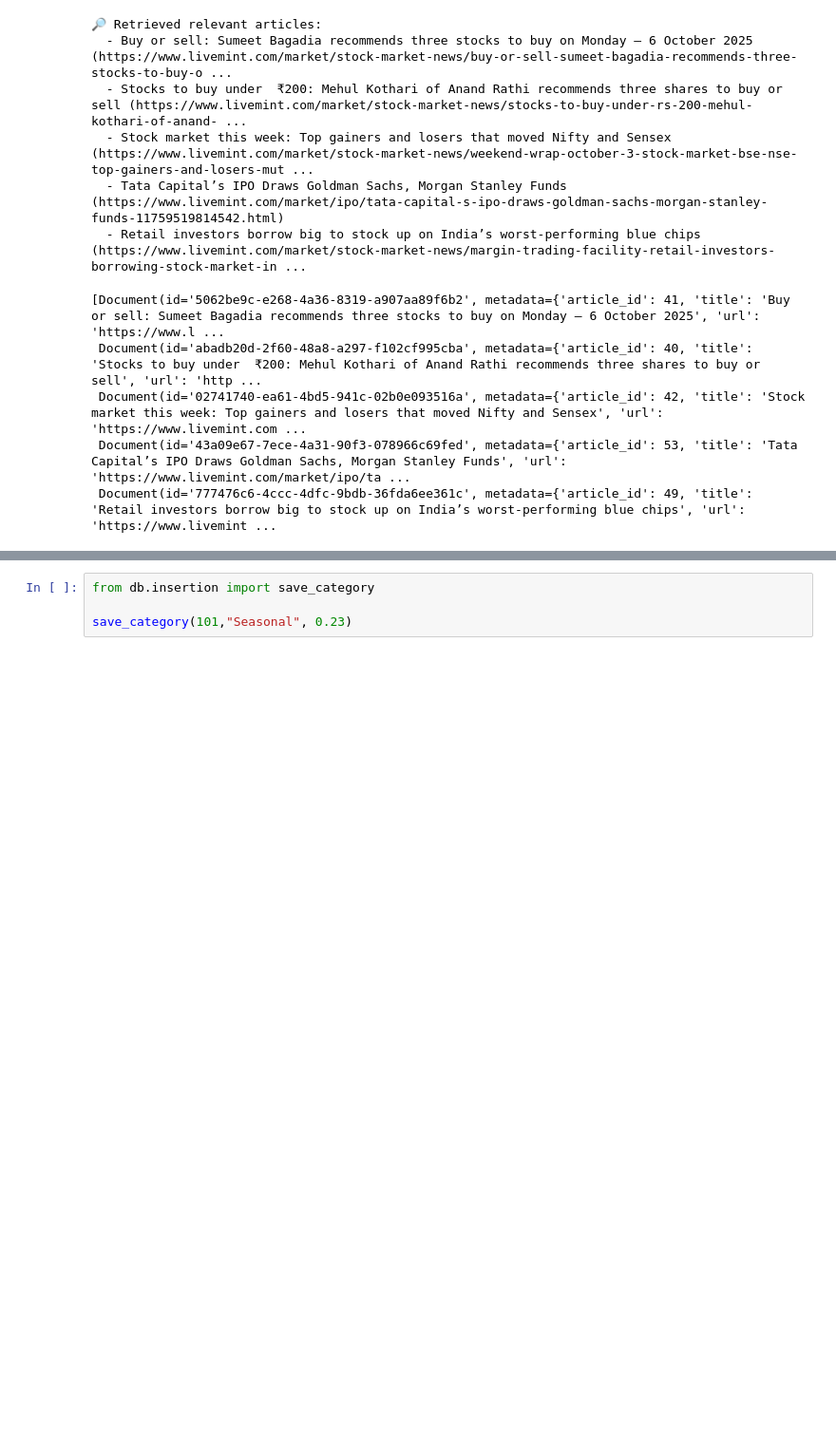
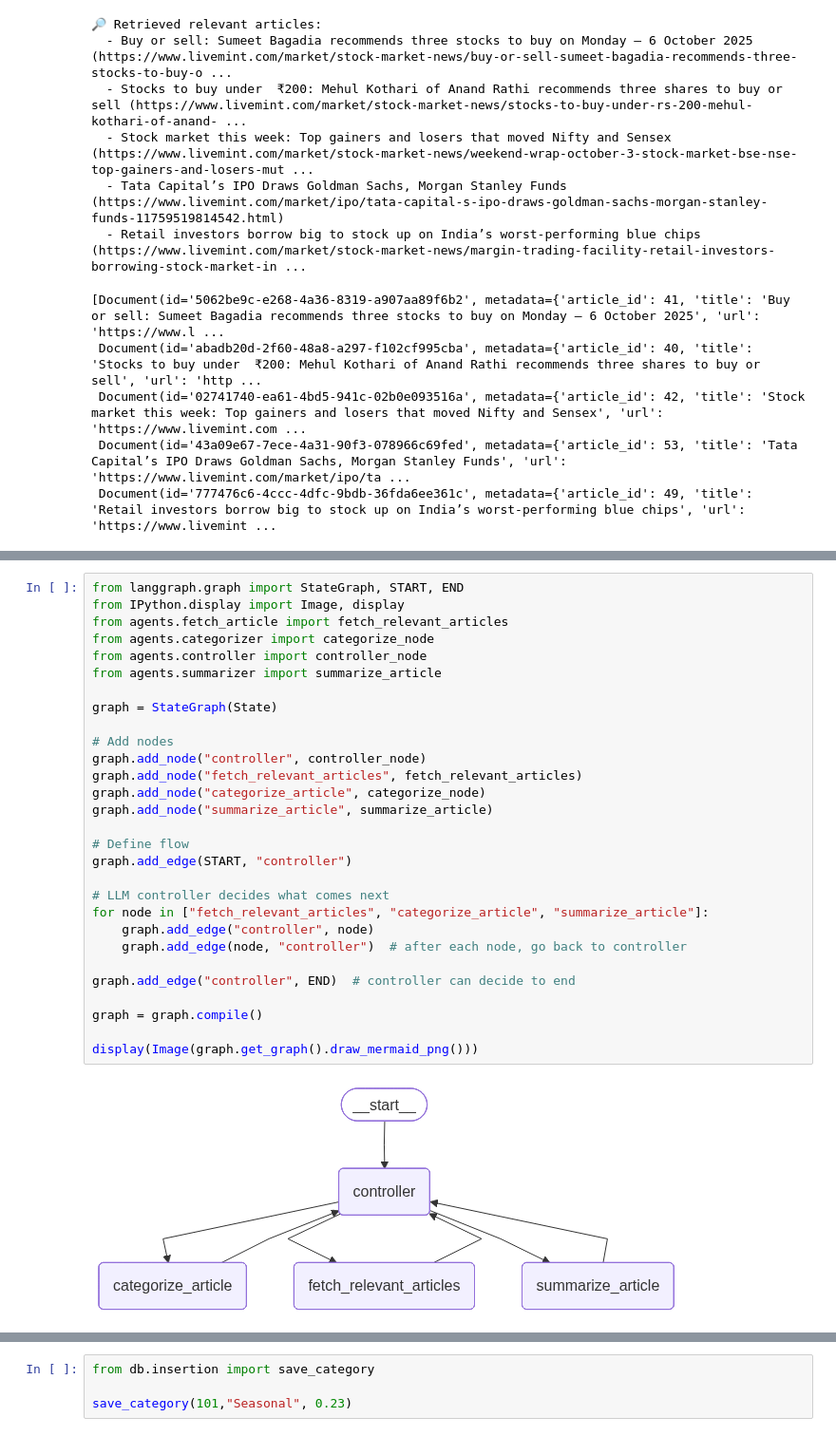
Before and after one commit to dhirajdj30/News-Trust-Agent, a Jupyter notebook: notebook.ipynb, the cells around one changed output, grey strips where cells are left out. Shown at 95% size. Cells and saved outputs as stored; diff of their text form; blank space fills up the shorter version.

```diff
--- a/notebook.ipynb
+++ b/notebook.ipynb
@@ -78,0 +173,31 @@ Trace(trace_id=tr-51ca0682d5d40e62a72a525ebed20c48)
+# %%
+from langgraph.graph import StateGraph, START, END
+from IPython.display import Image, display
+from agents.fetch_article import fetch_relevant_articles
+from agents.categorizer import categorize_node
+from agents.controller import controller_node
+from agents.summarizer import summarize_article
+
+graph = StateGraph(State)
+
+# Add nodes
+graph.add_node("controller", controller_node)
+graph.add_node("fetch_relevant_articles", fetch_relevant_articles)
+graph.add_node("categorize_article", categorize_node)
+graph.add_node("summarize_article", summarize_article)
+
+# Define flow
+graph.add_edge(START, "controller")
+
+# LLM controller decides what comes next
+for node in ["fetch_relevant_articles", "categorize_article", "summarize_article"]:
+    graph.add_edge("controller", node)
+    graph.add_edge(node, "controller")  # after each node, go back to controller
+
+graph.add_edge("controller", END)  # controller can decide to end
+
+graph = graph.compile()
+
+display(Image(graph.get_graph().draw_mermaid_png()))
+# %% [output]
+[figure, added]
```
Also changed, not shown: parts of 6 cells of this notebook, 7 other files.
